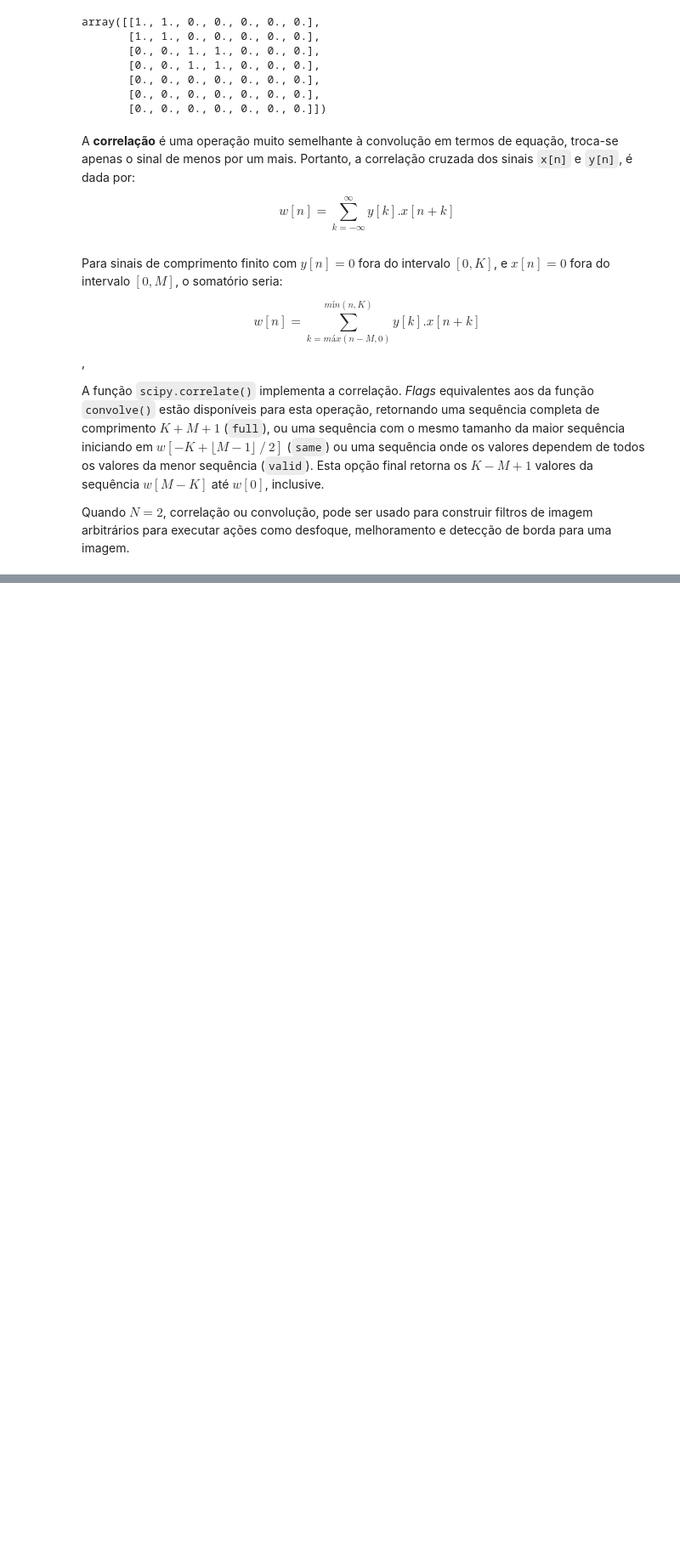
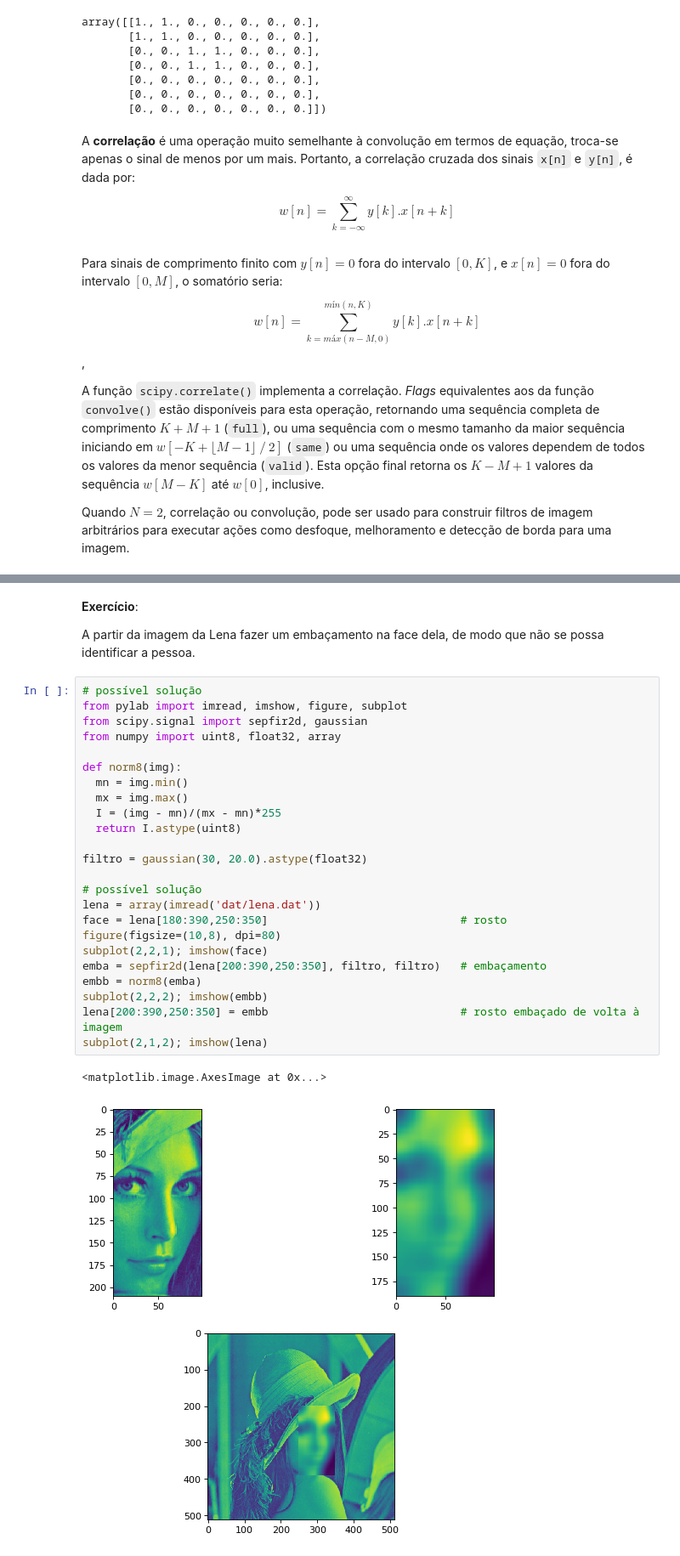
Before and after one commit to kaw19/python, a Jupyter notebook: notebooks/2_Packages/scipy.ipynb, the cells around one changed output, grey strips where cells are left out. Shown at 85% size. Cells and saved outputs as stored; diff of their text form; blank space fills up the shorter version.

```diff
--- a/notebooks/2_Packages/scipy.ipynb
+++ b/notebooks/2_Packages/scipy.ipynb
@@ -259,0 +276,31 @@ Volta ao [índice...](http:/notebooks/index.ipynb)
+# %% [markdown]
+**Exercício**:
+
+A partir da imagem da Lena fazer um embaçamento na face dela, de modo que não se possa identificar a pessoa.
+# %%
+# possível solução
+from pylab import imread, imshow, figure, subplot
+from scipy.signal import sepfir2d, gaussian
+from numpy import uint8, float32, array
+
+def norm8(img):
+  mn = img.min()
+  mx = img.max()
+  I = (img - mn)/(mx - mn)*255
+  return I.astype(uint8)
+
+filtro = gaussian(30, 20.0).astype(float32)
+
+# possível solução
+lena = array(imread('dat/lena.dat'))
+face = lena[180:390,250:350]                             # rosto
+figure(figsize=(10,8), dpi=80)
+subplot(2,2,1); imshow(face)
+emba = sepfir2d(lena[200:390,250:350], filtro, filtro)   # embaçamento
+embb = norm8(emba)
+subplot(2,2,2); imshow(embb)
+lena[200:390,250:350] = embb                             # rosto embaçado de volta à imagem
+subplot(2,1,2); imshow(lena)
+# %% [output]
+<matplotlib.image.AxesImage at 0x...>
+[figure, added]
```
Also changed, not shown: parts of 11 cells of this notebook, 14 other files.
